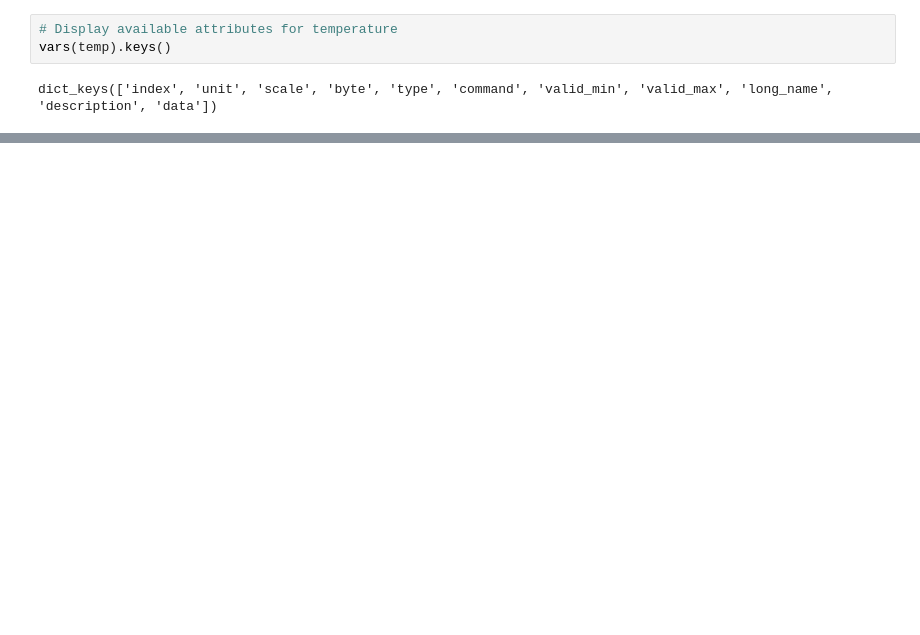
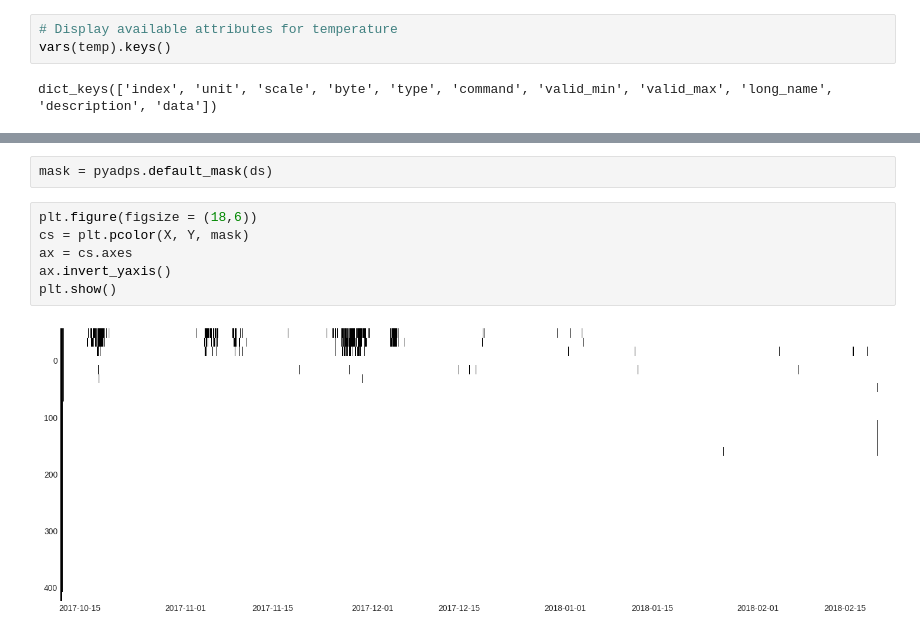
Before and after one commit to p-amol/pyadps, a Jupyter notebook: docs/source/example.ipynb, the cells around one changed output, grey strips where cells are left out. Cells and saved outputs as stored; diff of their text form; blank space fills up the shorter version.

```diff
--- a/docs/source/example.ipynb
+++ b/docs/source/example.ipynb
@@ -56,0 +100,10 @@ dict_keys(['index', 'unit', 'scale', 'byte', 'type', 'command', 'valid_min', 'va
+# %%
+mask = pyadps.default_mask(ds)
+# %%
+plt.figure(figsize = (18,6))
+cs = plt.pcolor(X, Y, mask)
+ax = cs.axes
+ax.invert_yaxis()
+plt.show()
+# %% [output]
+[figure, added]
```
Also changed, not shown: parts of 11 cells of this notebook, 2 other files.
